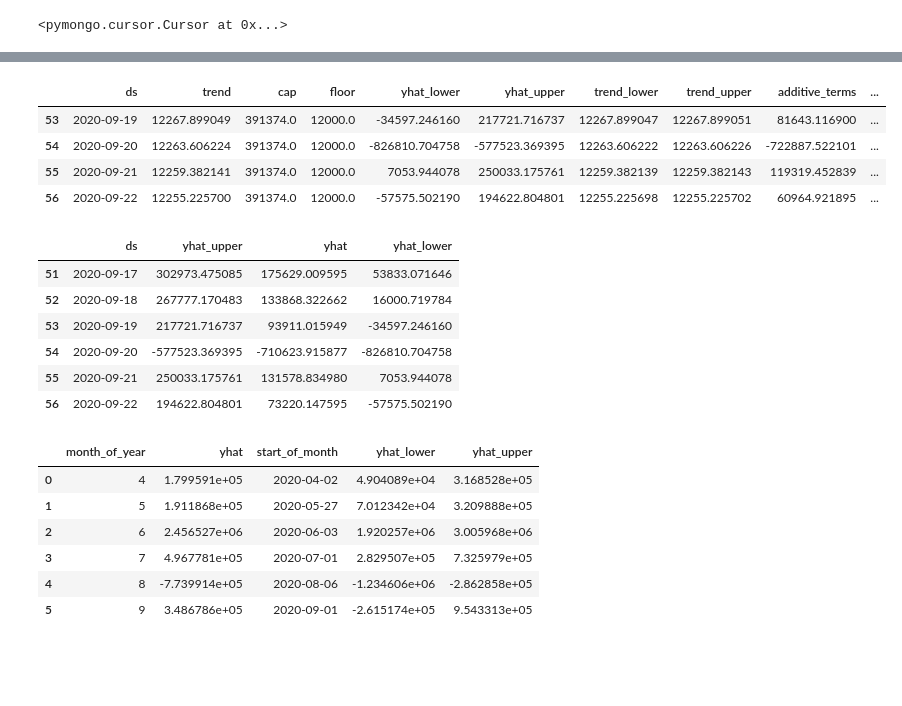
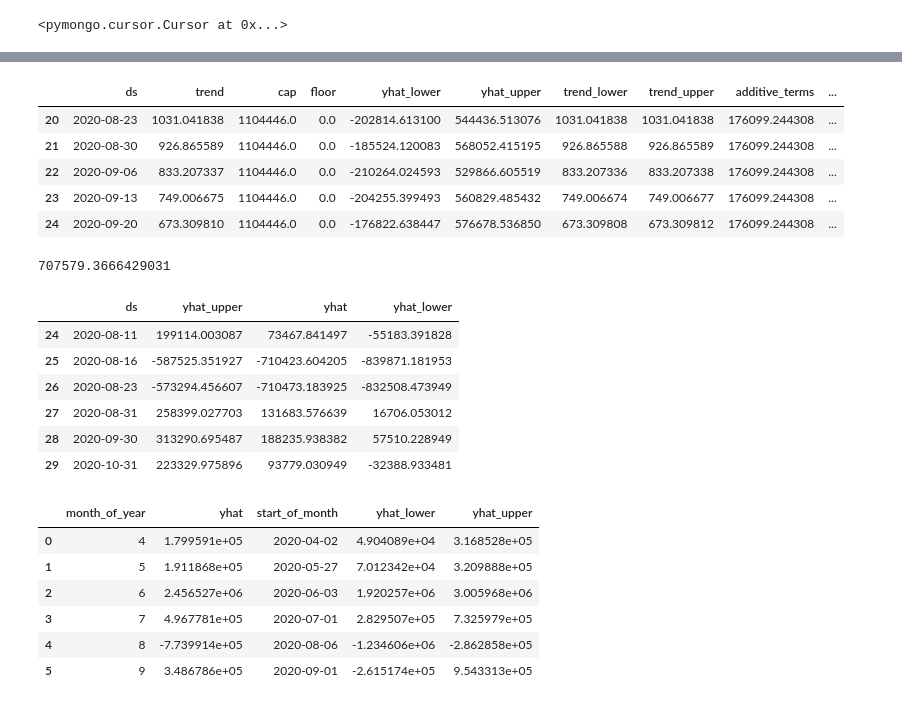
Before and after one commit to mikel189/yundoe, a Jupyter notebook: notebooks/TAG_MONTHLY_REVENUE_FORECAST.ipynb, the cells around one changed output, grey strips where cells are left out. Drawn from its saved outputs; the diff is of its cells as text; code cells hidden in the pictures; blank space fills up the shorter version.

```diff
--- a/notebooks/TAG_MONTHLY_REVENUE_FORECAST.ipynb
+++ b/notebooks/TAG_MONTHLY_REVENUE_FORECAST.ipynb
@@ -62,3 +60,7 @@ payment_df = payment_df.sort_values('ds', ascending=True)
+# %%
+payment_df.set_index('ds', inplace=True)
+payment_df.index = pd.to_datetime(payment_df.index)
+payment_df = payment_df.resample('1W').sum()
 # %%
 from fbprophet.plot import plot_plotly
 import plotly.offline as py
@@ -82,5 +88,7 @@ floor = min(payment_df['y'])
+# %%
+payment_df.reset_index(inplace=True)
 # %%
-prophet_model = Prophet(growth='logistic')
+prophet_model = Prophet(growth='logistic', weekly_seasonality=True, daily_seasonality=True)
 # prophet_model.add_seasonality(name='monthly', period=30.5, fourier_order=5)
 # %%
 prophet_model.fit(payment_df)
@@ -91,6 +98,6 @@ INFO:fbprophet:n_changepoints greater than number of observations. Using 19.
 <fbprophet.forecaster.Prophet at 0x...>
 # %%
-future = prophet_model.make_future_dataframe(periods = 30)
+future = prophet_model.make_future_dataframe(periods = 4, freq='W')
 # %%
 future['cap'] = cap
 future['floor'] = floor
@@ -97,12 +124,17 @@ future['floor'] = floor
 # %%
 forcast = prophet_model.predict(future)
-forcast.tail(4)
+forcast.tail()
 # %% [output]
 |  | ds | trend | cap | floor | yhat_lower | yhat_upper | trend_lower | trend_upper | additive_terms | ... |
-| 53 | 2020-09-19 | 12267.899049 | 391374.0 | 12000.0 | -34597.246160 | 217721.716737 | 12267.899047 | 12267.899051 | 81643.116900 | ... |
-| 54 | 2020-09-20 | 12263.606224 | 391374.0 | 12000.0 | -826810.704758 | -577523.369395 | 12263.606222 | 12263.606226 | -722887.522101 | ... |
-| 55 | 2020-09-21 | 12259.382141 | 391374.0 | 12000.0 | 7053.944078 | 250033.175761 | 12259.382139 | 12259.382143 | 119319.452839 | ... |
-| 56 | 2020-09-22 | 12255.225700 | 391374.0 | 12000.0 | -57575.502190 | 194622.804801 | 12255.225698 | 12255.225702 | 60964.921895 | ... |
+| 20 | 2020-08-23 | 1031.041838 | 1104446.0 | 0.0 | -202814.613100 | 544436.513076 | 1031.041838 | 1031.041838 | 176099.244308 | ... |
+| 21 | 2020-08-30 | 926.865589 | 1104446.0 | 0.0 | -185524.120083 | 568052.415195 | 926.865588 | 926.865589 | 176099.244308 | ... |
+| 22 | 2020-09-06 | 833.207337 | 1104446.0 | 0.0 | -210264.024593 | 529866.605519 | 833.207336 | 833.207338 | 176099.244308 | ... |
+| 23 | 2020-09-13 | 749.006675 | 1104446.0 | 0.0 | -204255.399493 | 560829.485432 | 749.006674 | 749.006677 | 176099.244308 | ... |
+| 24 | 2020-09-20 | 673.309810 | 1104446.0 | 0.0 | -176822.638447 | 576678.536850 | 673.309808 | 673.309812 | 176099.244308 | ... |
+# %%
+sum(forcast['yhat'].tail(4))
+# %% [output]
+707579.3666429031
 # %%
 sample = prophet_model.predictive_samples(future)
 # %%
@@ -110,12 +142,12 @@ forcast_df = forcast[['ds', 'yhat_upper', 'yhat', 'yhat_lower']]
 forcast_df.tail(6)
 # %% [output]
 |  | ds | yhat_upper | yhat | yhat_lower |
-| 51 | 2020-09-17 | 302973.475085 | 175629.009595 | 53833.071646 |
-| 52 | 2020-09-18 | 267777.170483 | 133868.322662 | 16000.719784 |
-| 53 | 2020-09-19 | 217721.716737 | 93911.015949 | -34597.246160 |
-| 54 | 2020-09-20 | -577523.369395 | -710623.915877 | -826810.704758 |
-| 55 | 2020-09-21 | 250033.175761 | 131578.834980 | 7053.944078 |
-| 56 | 2020-09-22 | 194622.804801 | 73220.147595 | -57575.502190 |
+| 24 | 2020-08-11 | 199114.003087 | 73467.841497 | -55183.391828 |
+| 25 | 2020-08-16 | -587525.351927 | -710423.604205 | -839871.181953 |
+| 26 | 2020-08-23 | -573294.456607 | -710473.183925 | -832508.473949 |
+| 27 | 2020-08-31 | 258399.027703 | 131683.576639 | 16706.053012 |
+| 28 | 2020-09-30 | 313290.695487 | 188235.938382 | 57510.228949 |
+| 29 | 2020-10-31 | 223329.975896 | 93779.030949 | -32388.933481 |
 # %%
 samples_df = pd.DataFrame.from_records(sample['yhat'])
 samples_df['date'] = future['ds']
```
Also changed, not shown: parts of 6 cells of this notebook, 2 other files.
